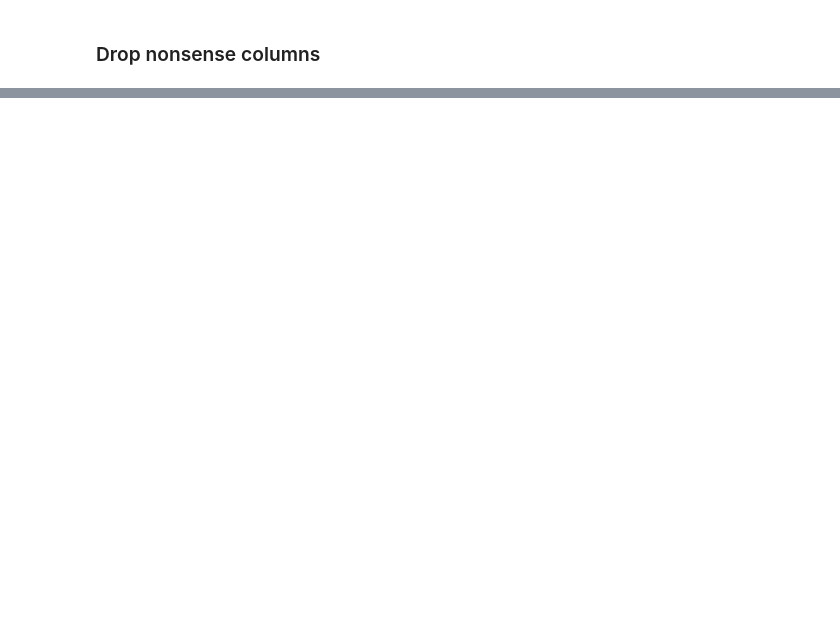
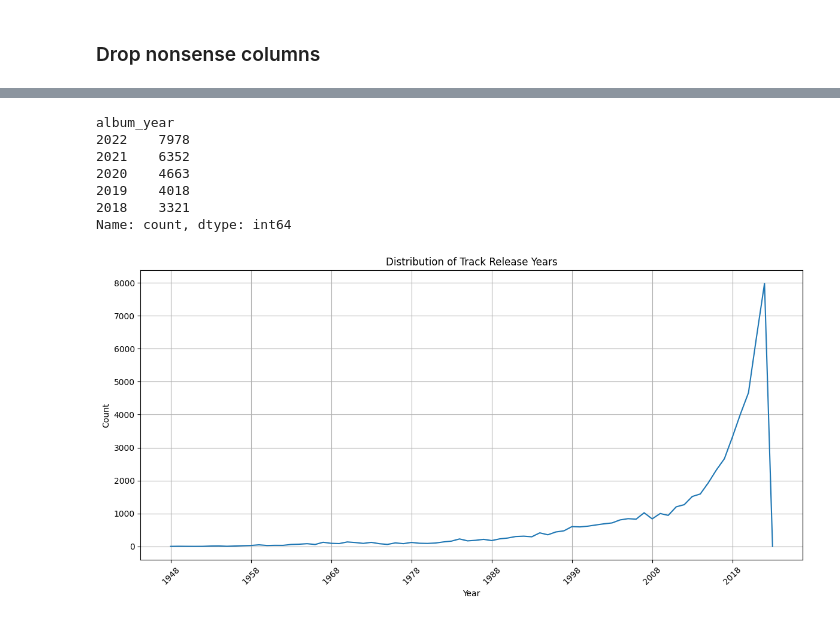
Before and after one commit to ptmdmusique/cs510-data-with-python, a Jupyter notebook: final_project.ipynb, the cells around one changed output, grey strips where cells are left out. Saved outputs shown, nothing was run; the diff lists cells and outputs as text; code cells hidden in the pictures; blank space fills up the shorter version.

Commit message:
feat: finish data cleaning feat: finish data transformation feat: finish showing basic dataset distribution feat: start working on column correlations

```diff
--- a/final_project.ipynb
+++ b/final_project.ipynb
@@ -111,5 +130,5 @@ merged_df = filtered_main_df.merge(
 ).drop(columns=['uri']) # Also drop the dup column
 # %%
 ## Or just load the pre-computed file
-# gdown.download("https://drive.google.com/uc?id=1WXbU9DvBwcTiRntsZbkA9tPPpCNSq4uF", "merged_data.csv", quiet=False)
-# merged_df = pd.read_csv("merged_data.csv")
+gdown.download("https://drive.google.com/uc?id=1WXbU9DvBwcTiRntsZbkA9tPPpCNSq4uF", "merged_data.csv", quiet=False)
+merged_df = pd.read_csv("merged_data.csv")
@@ -178,2 +204,20 @@ An example value
+# %%
+def safe_parse(val):
+    try:
+        if pd.isna(val):
+          return {}
+        return ast.literal_eval(val)
+    except (ValueError, SyntaxError, TypeError):
+        return {}
+
+def extract_year_from_dict(date_dict):
+    try:
+        year = date_dict.get('year', None)
+        if year is None or pd.isna(year):
+            return 'unknown'
+        return int(year)
+    except:
+        return 'unknown'
 # %%
-album_date_json_df = merged_df['album_date'].apply(ast.literal_eval)
+album_date_json_df = merged_df['album_date'].apply(safe_parse)
+merged_df['album_year'] = album_date_json_df.apply(extract_year_from_dict)
@@ -182,3 +223,0 @@ NameError: name 'merged_df' is not defined
-# %%
-merged_df['album_year'] = album_date_json_df.apply(lambda x: print(type(x)))
-merged_df['album_year']
@@ -188,0 +244,24 @@ merged_df['album_year']
+# %%
+no_unknown_year_mask = merged_df['album_year'] != 'unknown'
+by_year_count_df = merged_df['album_year'][no_unknown_year_mask].value_counts()
+print(by_year_count_df.head())
+by_year_count_df.sort_index().plot(
+    kind='line',
+    figsize=(12, 6),
+    title='Distribution of Track Release Years'
+)
+plt.xlabel('Year')
+plt.ylabel('Count')
+plt.xticks(rotation=45)
+plt.grid(True)
+plt.tight_layout()
+plt.show()
+# %% [output]
+album_year
+2022    7978
+2021    6352
+2020    4663
+2019    4018
+2018    3321
+Name: count, dtype: int64
+[figure, added]
```
Also changed, not shown: parts of 50 cells of this notebook.
